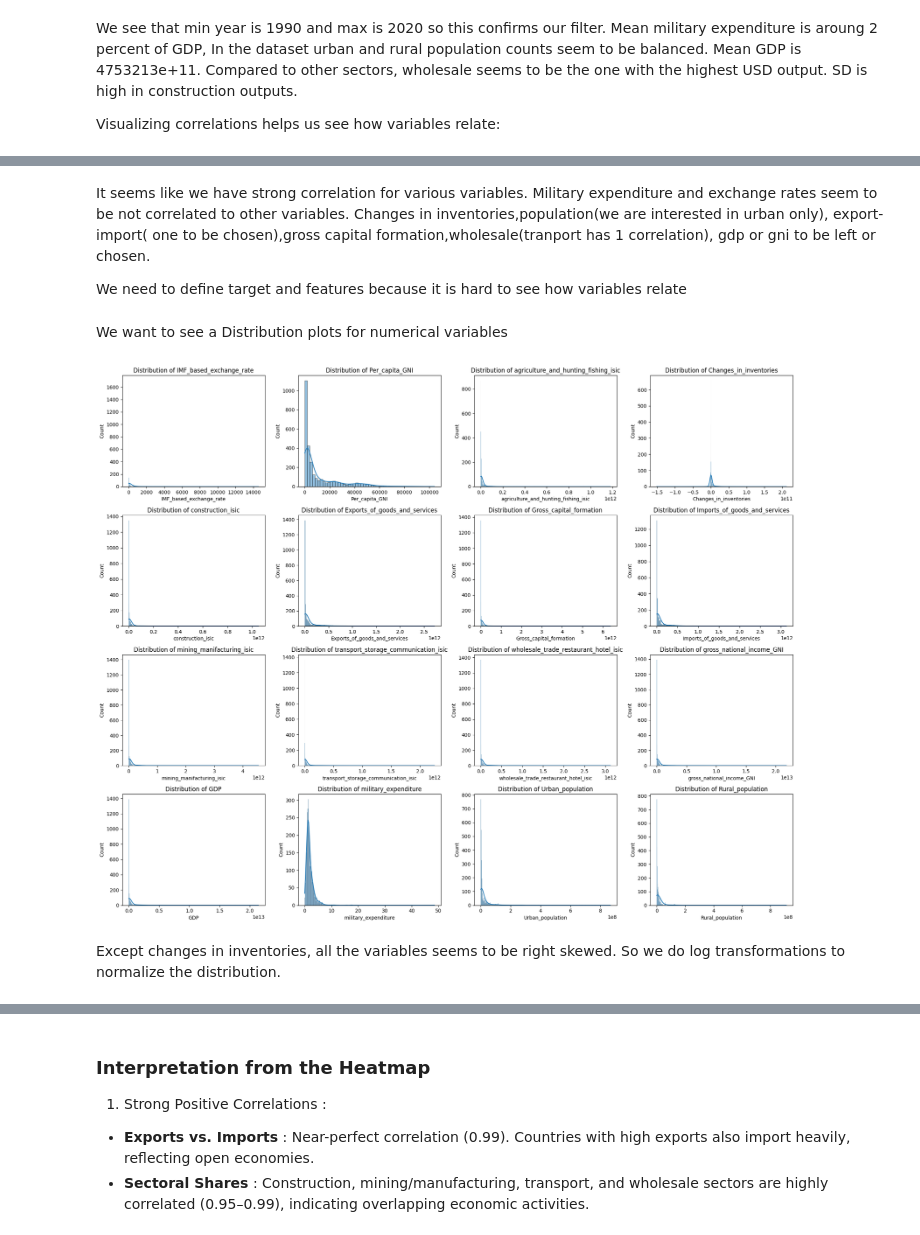
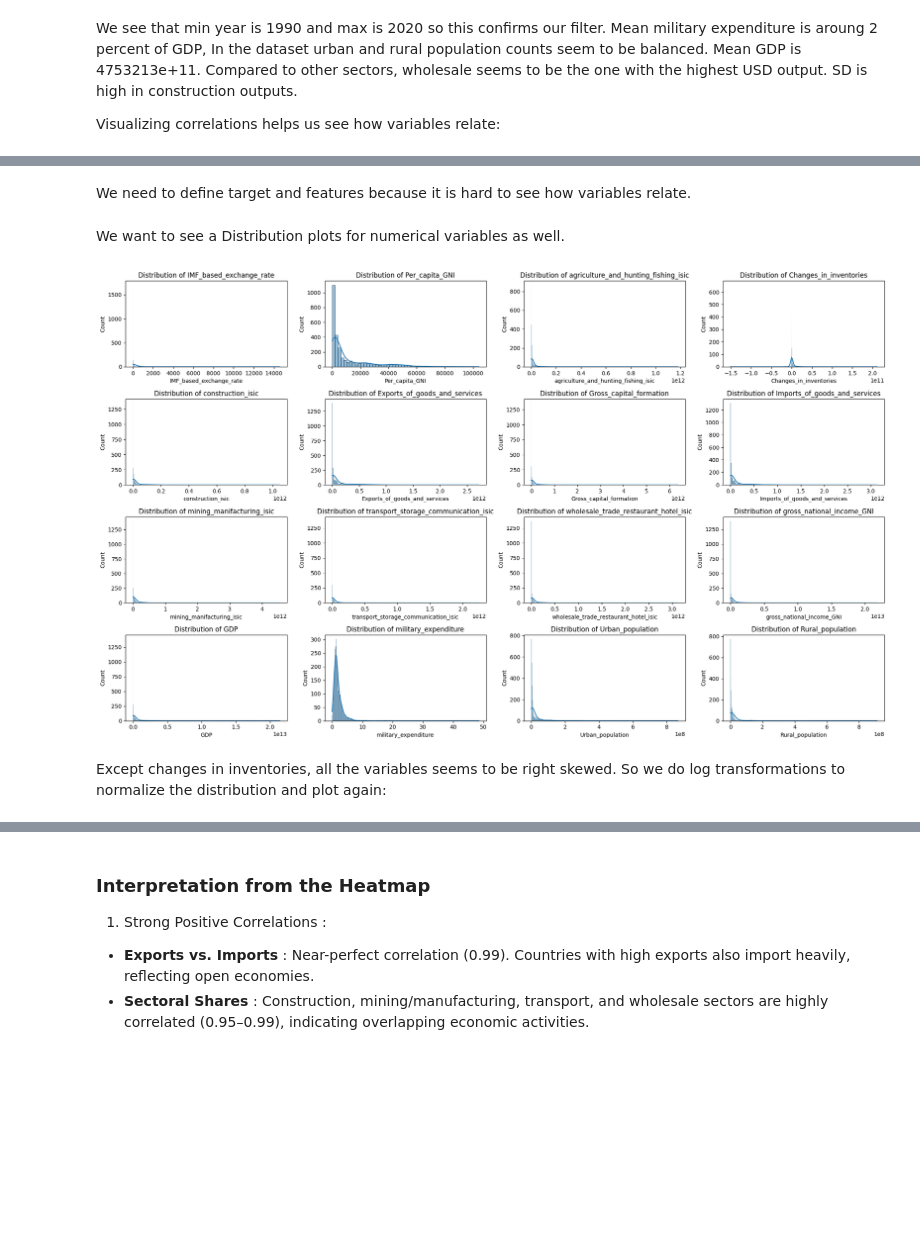
Before and after one commit to irmakoz1/ML1-HSLU, a Jupyter notebook: ML1-Project_TeamDraft_v2.ipynb, the cells around one changed output, grey strips where cells are left out. Saved outputs shown, nothing was run; the diff lists cells and outputs as text; code cells hidden in the pictures; blank space fills up the shorter version.

```diff
--- a/ML1-Project_TeamDraft_v2.ipynb
+++ b/ML1-Project_TeamDraft_v2.ipynb
@@ -197,36 +168,35 @@ plt.show()
 # %% [markdown]
-It seems like we have strong correlation for various variables. Military expenditure and exchange rates seem to be not correlated to other variables. Changes in inventories,population(we are interested in urban only), export-import( one to be chosen),gross capital formation,wholesale(tranport has 1 correlation), gdp or gni to be left or chosen.
 
-We need to define target and features because it is hard to see how variables relate
+We need to define target and features because it is hard to see how variables relate.
 # %%
 features = ['IMF_based_exchange_rate', 'Per_capita_GNI', 'agriculture_and_hunting_fishing_isic', 'Changes_in_inventories', 'construction_isic', 'Exports_of_goods_and_services', 'Gross_capital_formation', 'Imports_of_goods_and_services', 'mining_manifacturing_isic', 'transport_storage_communication_isic', 'wholesale_trade_restaurant_hotel_isic', 'gross_national_income_GNI', 'GDP', 'military_expenditure', 'Urban_population', 'Rural_population']
 
 X = data[features]
 y = data['leader_ideology']
 # %% [markdown]
-We want to see a Distribution plots for numerical variables
+We want to see a Distribution plots for numerical variables as well.
 # %%
 cols   = 4
 n      = len(features)
 rows   = math.ceil(n / cols)
 
-fig, axes = plt.subplots(rows, cols, figsize=(cols * 5, rows * 4), sharex=False, sharey=False)
+fig, axes = plt.subplots(rows, cols, figsize=(cols * 5, rows * 3), sharex=False, sharey=False)
 
 axes = axes.flatten()
 
 for i, feature in enumerate(features):
     sns.histplot(data[feature], kde=True, ax=axes[i])
     axes[i].set_title(f'Distribution of {feature}')
 
 for j in range(i + 1, rows * cols):
     axes[j].set_visible(False)
 
 plt.tight_layout()
 plt.show()
 # %% [output]
-[figure, old version]
+[figure, new version]
 # %% [markdown]
-Except changes in inventories, all the variables seems to be right skewed. So we do log transformations to normalize the distribution.
+Except changes in inventories, all the variables seems to be right skewed. So we do log transformations to normalize the distribution and plot again:
 # %%
 
 selected_cols = ['IMF_based_exchange_rate','Per_capita_GNI', 'agriculture_and_hunting_fishing_isic', 'construction_isic', 'Exports_of_goods_and_services', 'Gross_capital_formation', 'Imports_of_goods_and_services', 'mining_manifacturing_isic', 'transport_storage_communication_isic', 'wholesale_trade_restaurant_hotel_isic', 'gross_national_income_GNI', 'GDP', 'military_expenditure', 'Urban_population', 'Rural_population']
```
Also changed, not shown: parts of 82 cells of this notebook, 8 other files.
